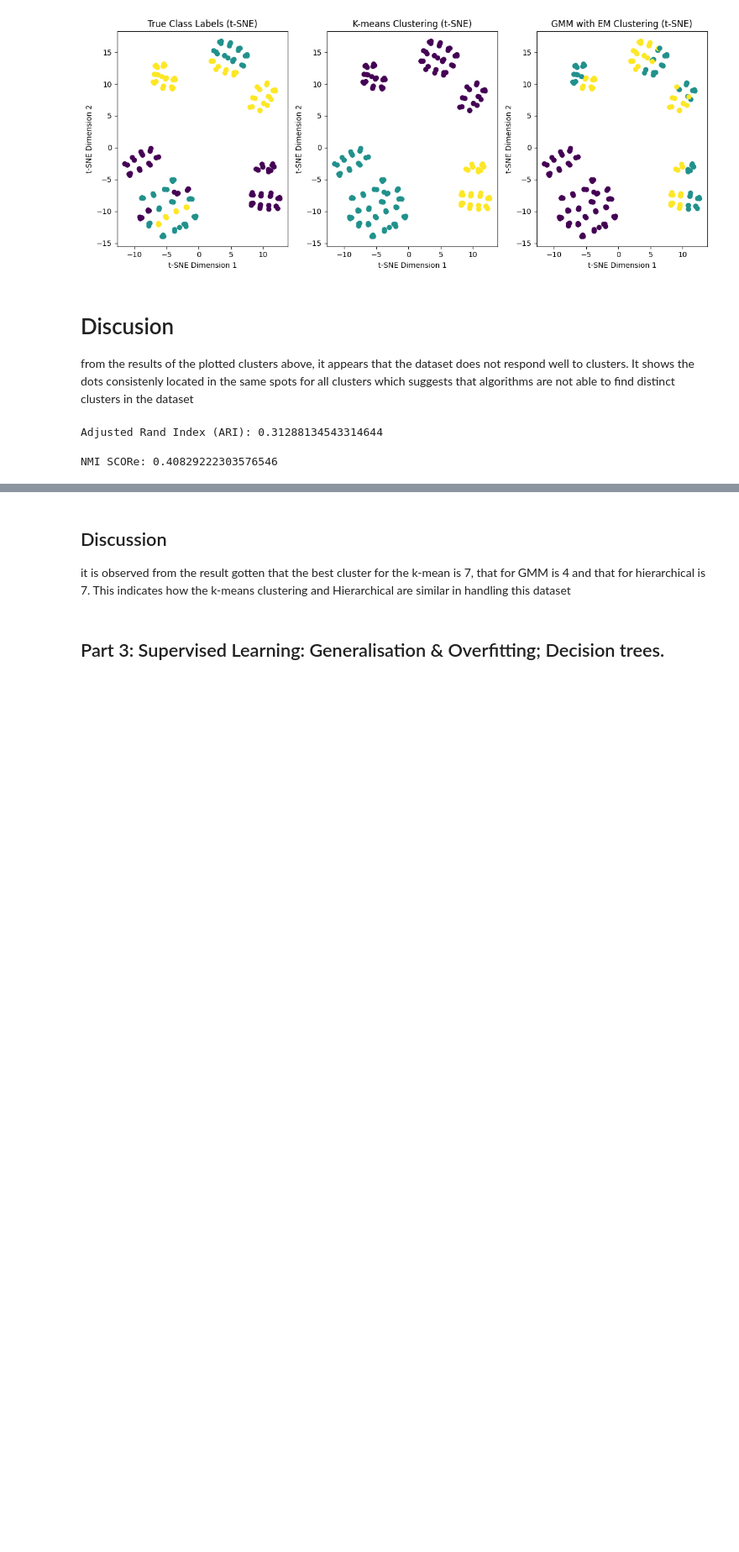
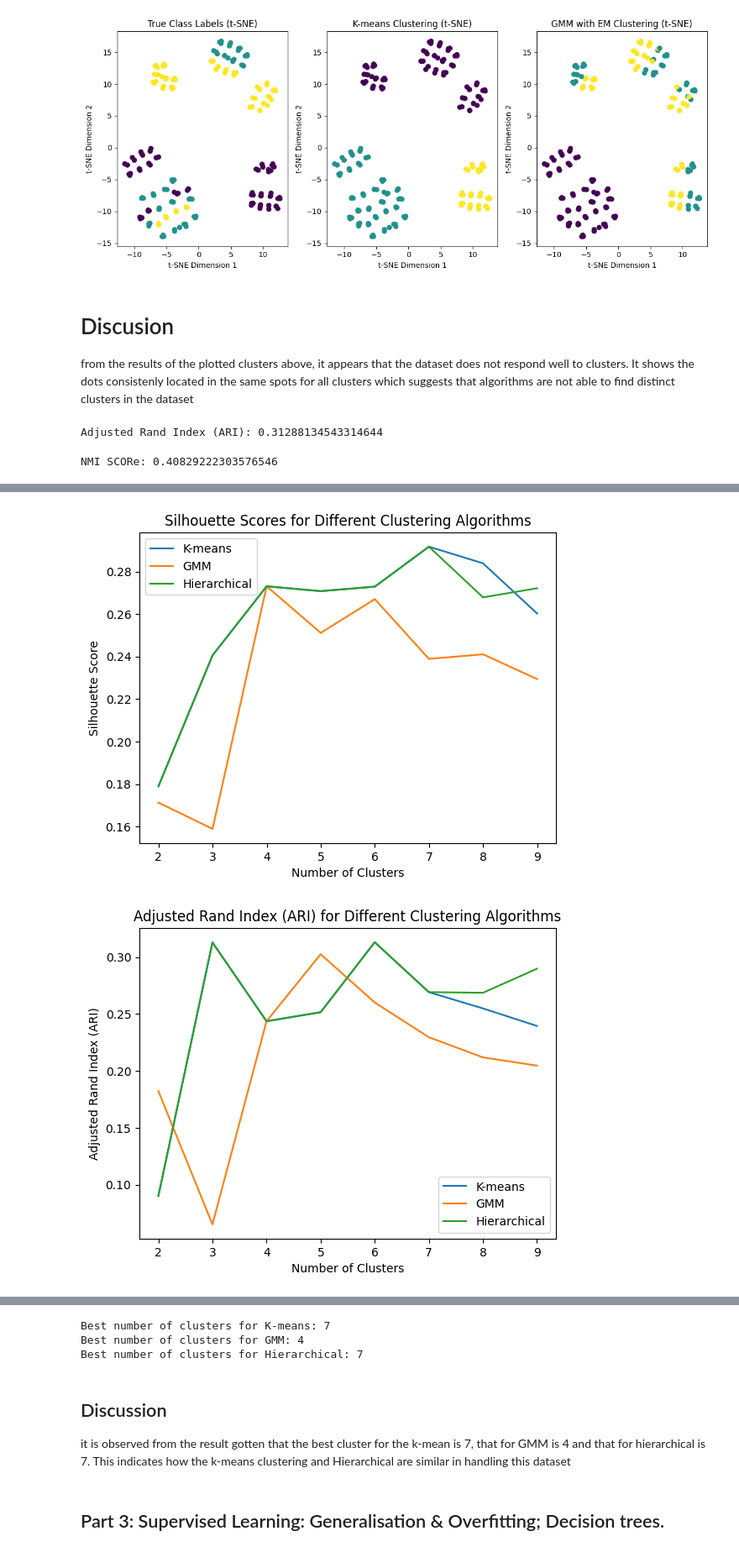
Before and after one commit to epospiky/Machine_Learning_with_Smiley_Dataset, a Jupyter notebook: F21DL.ipynb, the cells around one changed output, grey strips where cells are left out. Shown at 84% size. Drawn from its saved outputs; the diff is of its cells as text; code cells hidden in the pictures; blank space fills up the shorter version.

```diff
--- a/F21DL.ipynb
+++ b/F21DL.ipynb
@@ -406,7 +406,7 @@ Agglomerative Hierarchical Clustering Adjusted Rand Score: 0.31288134543314644
 # Discusion
 from the results of the plotted clusters above, it appears that the dataset does not respond well to clusters. It shows the dots consistenly located in the same spots for all clusters which suggests that algorithms are not able to find distinct clusters in the dataset
 # %%
-
+evaluation_scores = []
 cluster_labels = cluster_lbl
 # Calculate the ARI between the cluster labels and the ground truth labels
 kmeans_ari = adjusted_rand_score(cls, cluster_labels)
@@ -436,7 +434,7 @@ NameError: name 'evaluation_scores' is not defined
 gmm = GaussianMixture(n_components=3, random_state=42)
 
 # Fit the GMM to the data
-gmm.fit(images_2d)
+gmm.fit(img_2d)
 
 # Get the cluster labels
 gmm_labels = gmm.predict(img_2d)
@@ -501,7 +509,7 @@ else:
     for num_clusters in range(2, 10):
         # K-means
         kmeans = KMeans(n_clusters=num_clusters,n_init=10, random_state=42)
-        kmeans.fit(images_2d)
+        kmeans.fit(img_2d)
         kmeans_labels = kmeans.labels_
         kmeans_silhouette = silhouette_score(img_2d, kmeans_labels)
         kmeans_ari = adjusted_rand_score(cls, kmeans_labels)
@@ -510,8 +518,8 @@ else:
 
         #Em clustering using GMM
         gmm = GaussianMixture(n_components = 3, random_state=42)
-        gmm.fit(images_2d)
-        gmm_labels = gmm.predict(images_2d)
+        gmm.fit(img_2d)
+        gmm_labels = gmm.predict(img_2d)
         gmm_silhouette =  silhouette_score(img_2d, gmm_labels)
         gmm_ari = adjusted_rand_score(cls, gmm_labels)
         print(f"EM Clustering: Number of Clusters: {num_clusters}\t Silhouette Score: {gmm_silhouette}\t ARI: {gmm_ari}")
@@ -587,7 +615,7 @@ else:
     for num_clusters in num_clusters_range:
         # K-means
         kmeans = KMeans(n_clusters=num_clusters,n_init=10, random_state=42)
-        kmeans.fit(images_2d)
+        kmeans.fit(img_2d)
         kmeans_labels = kmeans.labels_
         kmeans_silhouette = silhouette_score(img_2d, kmeans_labels)
         kmeans_ari = adjusted_rand_score(cls, kmeans_labels)
@@ -598,7 +626,7 @@ else:
 
         # EM clustering using GMM
         gmm = GaussianMixture(n_components=num_clusters, random_state=42)
-        gmm.fit(images_2d)
+        gmm.fit(img_2d)
         gmm_labels = gmm.predict(img_2d)
         gmm_silhouette = silhouette_score(img_2d, gmm_labels)
         gmm_ari = adjusted_rand_score(cls, gmm_labels)
@@ -609,7 +637,7 @@ else:
 
         # Hierarchical clustering
         hierarchical = AgglomerativeClustering(n_clusters=num_clusters)
-        hierarchical.fit(images_2d)
+        hierarchical.fit(img_2d)
         hierarchical_labels = hierarchical.labels_
         hierarchical_silhouette = silhouette_score(img_2d, hierarchical_labels)
         hierarchical_ari = adjusted_rand_score(cls, hierarchical_labels)
@@ -629,30 +657,33 @@ else:
     plt.show()
 
     # Visualize ARI Scores
     plt.plot(num_clusters_range, kmeans_ari_scores, label='K-means')
     plt.plot(num_clusters_range, gmm_ari_scores, label='GMM')
     plt.plot(num_clusters_range, hierarchical_ari_scores, label='Hierarchical')
     plt.xlabel('Number of Clusters')
     plt.ylabel('Adjusted Rand Index (ARI)')
     plt.legend()
     plt.title('Adjusted Rand Index (ARI) for Different Clustering Algorithms')
     plt.show()
 
     # Visualize NMI Scores
     plt.plot(num_clusters_range, kmeans_nmi_scores, label='K-means')
     plt.plot(num_clusters_range, gmm_nmi_scores, label='GMM')
     plt.plot(num_clusters_range, hierarchical_nmi_scores, label='Hierarchical')
     plt.xlabel('Number of Clusters')
     plt.ylabel('Normalized Mutual Info (NMI)')
     plt.legend()
     plt.title('Normalized Mutual Info (NMI) for Different Clustering Algorithms')
     plt.show()
 
     # Draw Conclusions
     best_kmeans_num_clusters = num_clusters_range[kmeans_silhouette_scores.index(max(kmeans_silhouette_scores))]
     best_gmm_num_clusters = num_clusters_range[gmm_silhouette_scores.index(max(gmm_silhouette_scores))]
     best_hierarchical_num_clusters = num_clusters_range[hierarchical_silhouette_scores.index(max(hierarchical_silhouette_scores))]
 
     print(f"Best number of clusters for K-means: {best_kmeans_num_clusters}")
     print(f"Best number of clusters for GMM: {best_gmm_num_clusters}")
     print(f"Best number of clusters for Hierarchical: {best_hierarchical_num_clusters}")
+# %% [output]
+[figure, added]
+[figure, added]
@@ -659,3 +691,6 @@ else:
+Best number of clusters for K-means: 7
+Best number of clusters for GMM: 4
+Best number of clusters for Hierarchical: 7
 # %% [markdown]
 ## Discussion
 
```
Also changed, not shown: parts of 24 cells of this notebook.
